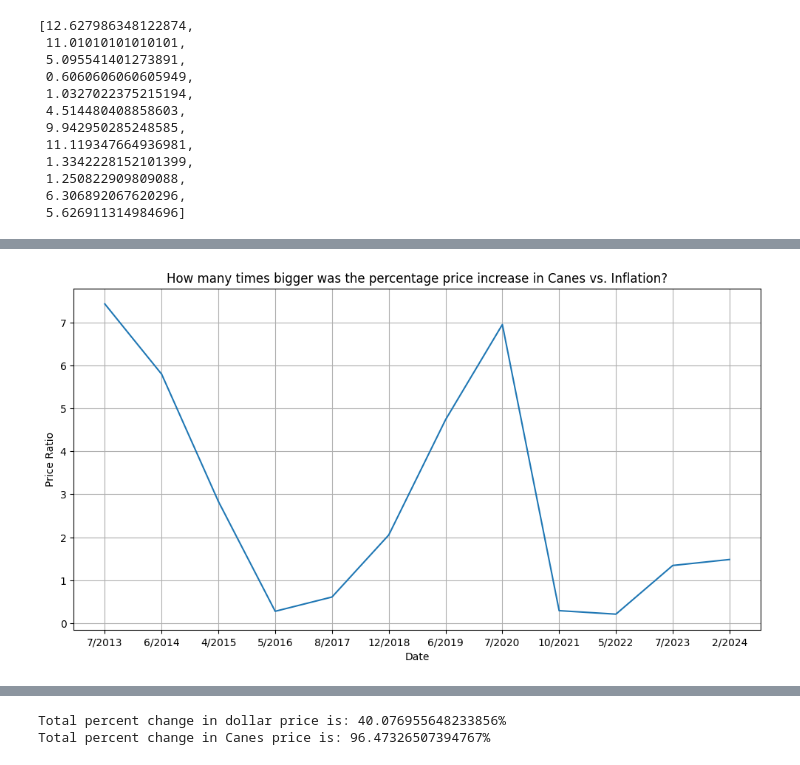
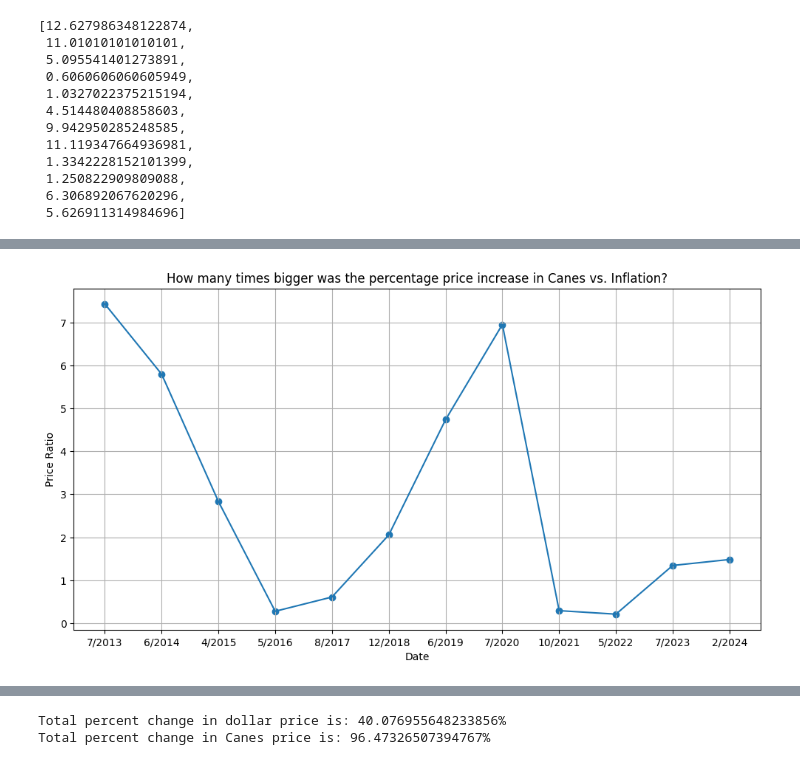
Before and after one commit to nvmcastanheira/Canes-Comparison, a Jupyter notebook: CanesData.ipynb, the cells around one changed output, grey strips where cells are left out. Saved outputs shown, nothing was run; the diff lists cells and outputs as text; code cells hidden in the pictures.

```diff
--- a/CanesData.ipynb
+++ b/CanesData.ipynb
@@ -106,14 +120,15 @@ plt.show()
 # %%
 #Ratio of changes in price (Canes/Inflation):
 Price_Ratio = np.array(Canes_Percent_Change)/np.array(Use_Inflation)
 
 #Plot of the above vs. date:
 plt.figure(figsize=(12,6))
 plt.plot(Date_list, Price_Ratio)
+plt.scatter(Date_list, Price_Ratio)
 plt.ylabel("Price Ratio")
 plt.xlabel("Date")
 plt.grid()
 plt.title("How many times bigger was the percentage price increase in Canes vs. Inflation?")
 plt.show()
 # %% [output]
-[figure, old version]
+[figure, new version]
```
Also changed, not shown: parts of 3 cells of this notebook.
